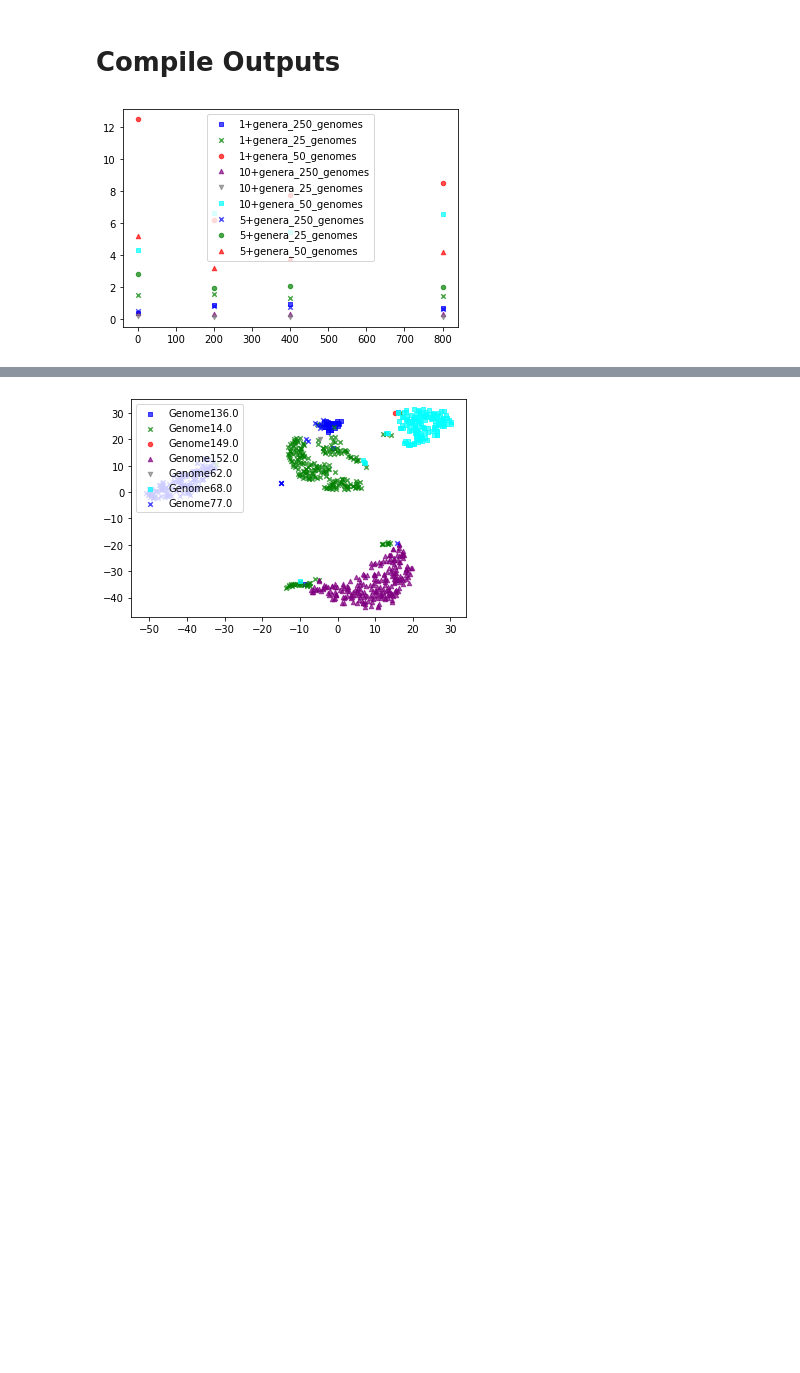
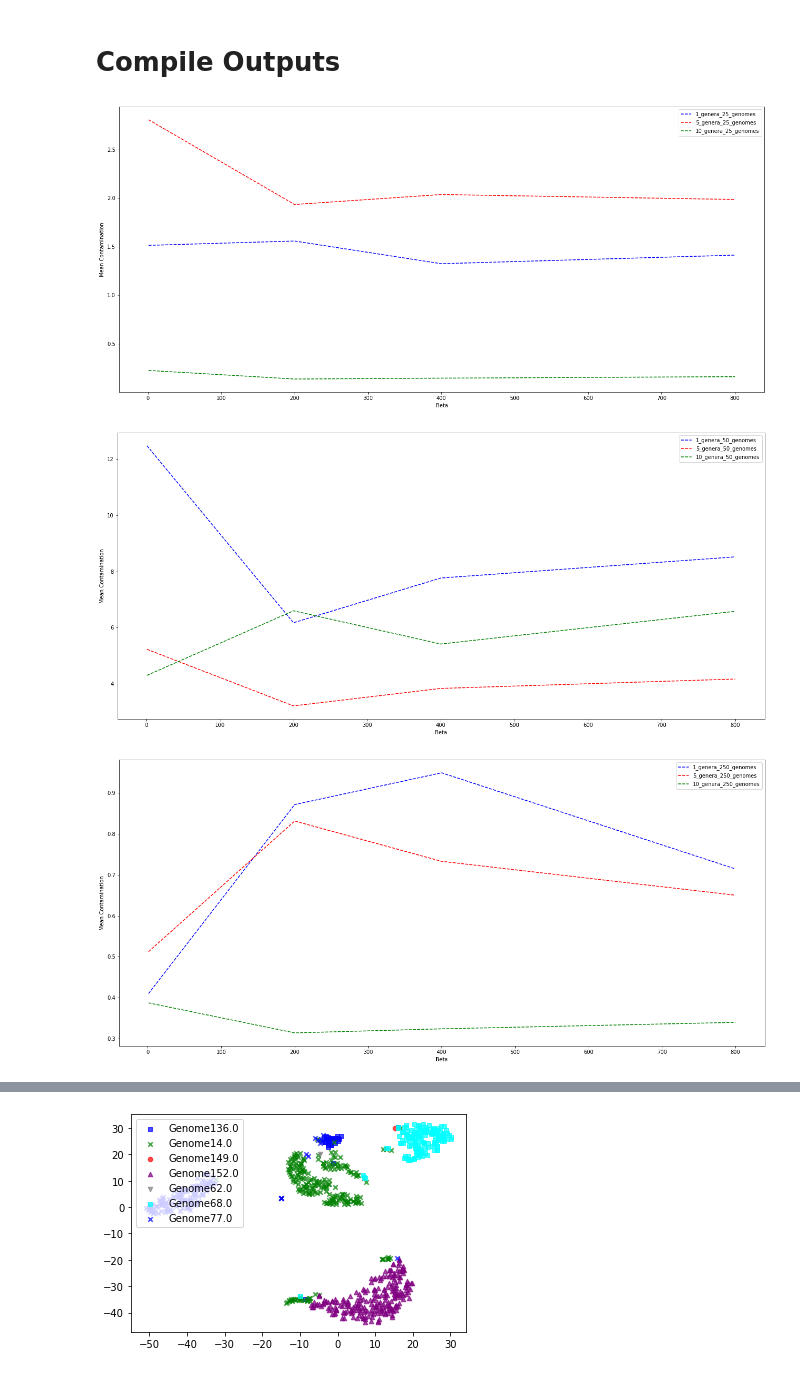
Before and after one commit to pmccaffrey6/CS230_Stanford_Project, a Jupyter notebook: beta_vae_complexity_experiments.ipynb, the cells around one changed output, grey strips where cells are left out. Cells and saved outputs as stored; diff of their text form; code cells hidden in the pictures; blank space fills up the shorter version.

```diff
--- a/beta_vae_complexity_experiments.ipynb
+++ b/beta_vae_complexity_experiments.ipynb
@@ -571,14 +571,38 @@ experiment_stats = pd.DataFrame(data={
 experiment_stats.to_csv(f"{experiment_path}/experiment_stats_beta{experiment_beta}.tsv", sep='\t', index=False)
 # %%
 experiment_stats_all = pd.concat([pd.read_csv(i, sep='\t') for i in glob.glob('experiment_beta*/experiment_stats*.tsv')])
-experiment_stats_all['experiment'] = experiment_stats_all['num_genera'].astype(str) + '+genera_' + experiment_stats_all['num_genomes'].astype(str) + '_genomes'
+experiment_stats_all = experiment_stats_all[experiment_stats_all['beta']<1000]
+experiment_stats_all['experiment'] = experiment_stats_all['num_genera'].astype(str) + '_genera_' + experiment_stats_all['num_genomes'].astype(str) + '_genomes'
+experiment_stats_all = experiment_stats_all.sort_values(by=['beta','num_genera','num_genomes'])
 
 
-fig = category_scatter(x='beta', y='mean_contamination', label_col='experiment',
-                       data=experiment_stats_all)# legend_loc='upper left')
-plt.show()
+#fig = category_scatter(x='beta', y='mean_contamination', label_col='experiment',
+#                       data=experiment_stats_all, legend_loc='upper left')
+
+
+
+colors = ['blue','red','green']
+
+experiment_types = [25, 50, 250]
+
+for experiment_type in experiment_types:
+    experiment_type_df = experiment_stats_all[experiment_stats_all['num_genomes']==experiment_type]
+
+    plt.figure(figsize=(22,10))
+
+    for experiment, color in zip(experiment_type_df['experiment'].unique(), colors):
+        experiment_df = experiment_type_df[experiment_type_df['experiment']==experiment]
+        plt.plot(experiment_df['beta'], experiment_df['mean_contamination'], label=experiment, color=color, linestyle='--')
+
+
+    plt.xlabel('Beta')
+    plt.ylabel('Mean Contamination')
+    plt.legend(loc='upper right')
+    plt.show()
 # %% [output]
-[figure, old version]
+[figure, new version]
+[figure, added]
+[figure, added]
 # %%
 pd.read_csv(f"experiment_beta{experiment_beta}/experiment_stats_beta{experiment_beta}.tsv", sep='\t')
 # %% [output]
```
Also changed, not shown: parts of 1 cell of this notebook, 10 other files.
